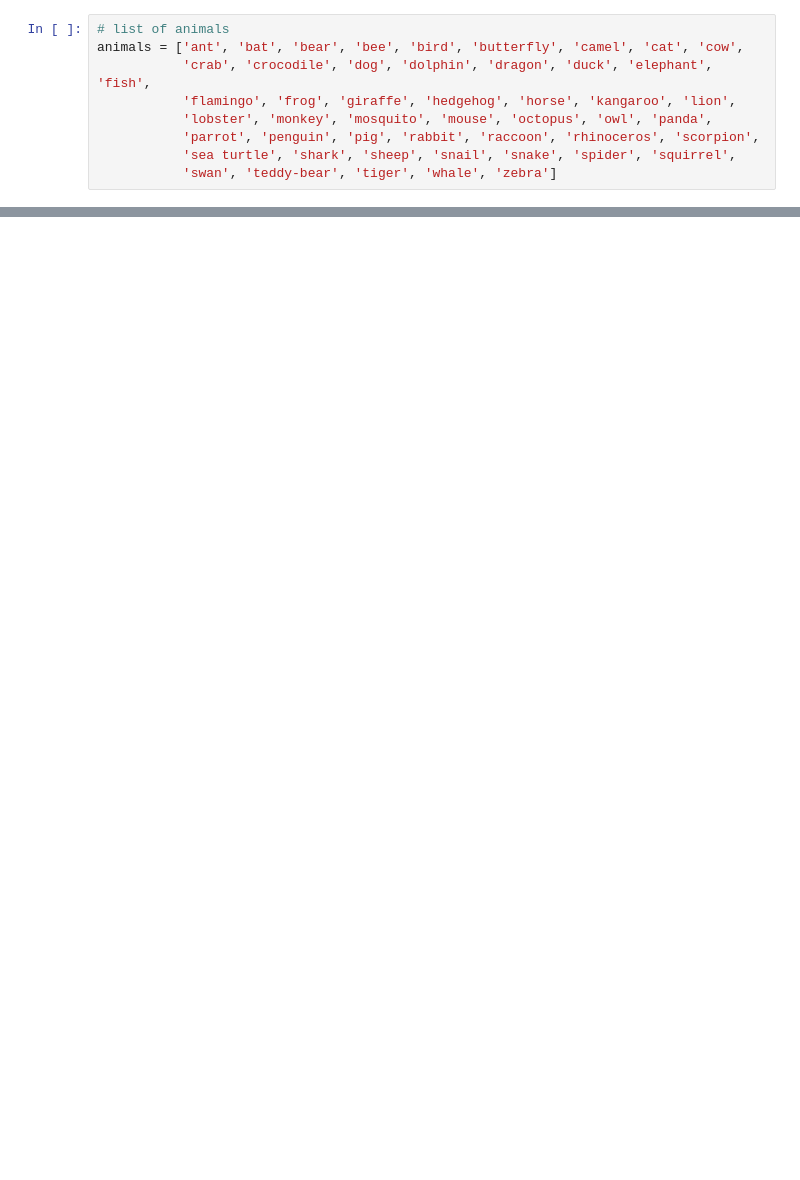
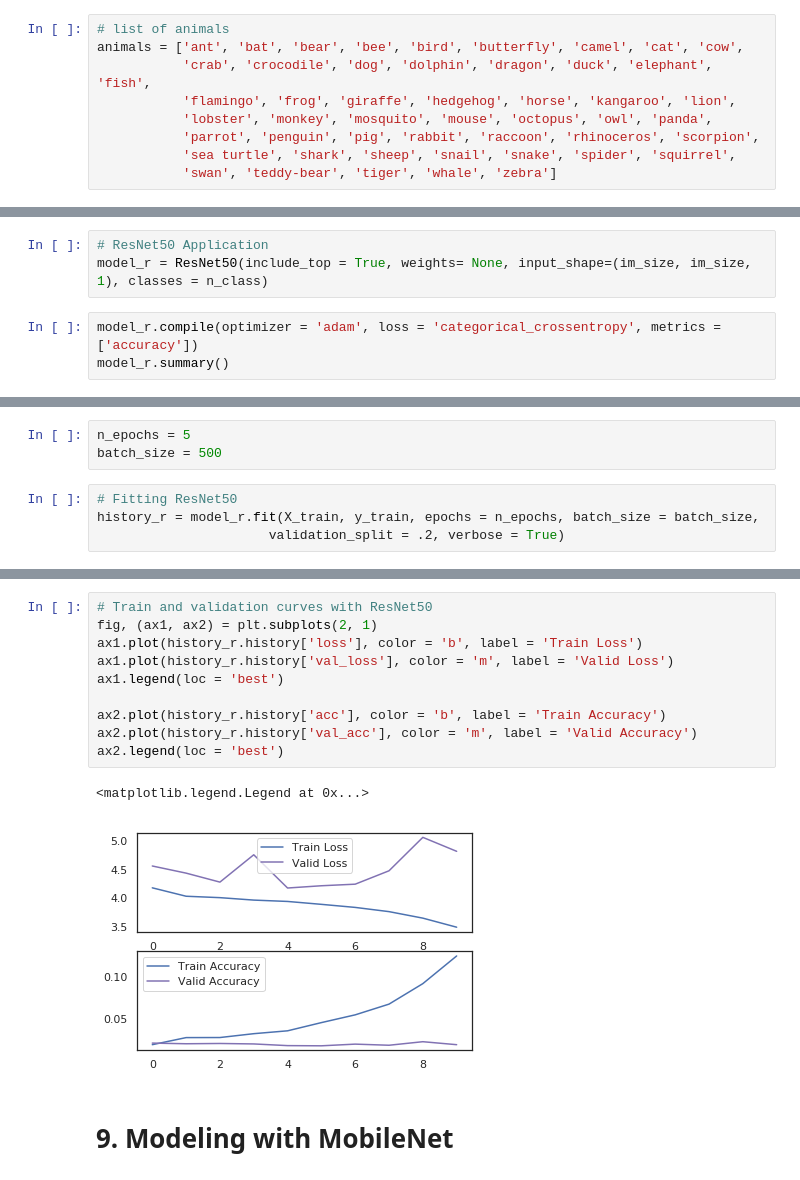
Before and after one commit to jjone36/Colab, a Jupyter notebook: 96_cnn_Doodle.ipynb, the cells around one changed output, grey strips where cells are left out. Saved outputs shown, nothing was run; the diff lists cells and outputs as text; blank space fills up the shorter version.

```diff
--- a/96_cnn_Doodle.ipynb
+++ b/96_cnn_Doodle.ipynb
@@ -287,0 +488,6 @@ ax2.legend(loc = 'best')
+# %%
+# ResNet50 Application
+model_r = ResNet50(include_top = True, weights= None, input_shape=(im_size, im_size, 1), classes = n_class)
+# %%
+model_r.compile(optimizer = 'adam', loss = 'categorical_crossentropy', metrics = ['accuracy'])
+model_r.summary()
@@ -287,0 +512,7 @@ ax2.legend(loc = 'best')
+# %%
+n_epochs = 5
+batch_size = 500
+# %%
+# Fitting ResNet50
+history_r = model_r.fit(X_train, y_train, epochs = n_epochs, batch_size = batch_size,
+                      validation_split = .2, verbose = True)
@@ -287,0 +537,15 @@ ax2.legend(loc = 'best')
+# %%
+# Train and validation curves with ResNet50
+fig, (ax1, ax2) = plt.subplots(2, 1)
+ax1.plot(history_r.history['loss'], color = 'b', label = 'Train Loss')
+ax1.plot(history_r.history['val_loss'], color = 'm', label = 'Valid Loss')
+ax1.legend(loc = 'best')
+
+ax2.plot(history_r.history['acc'], color = 'b', label = 'Train Accuracy')
+ax2.plot(history_r.history['val_acc'], color = 'm', label = 'Valid Accuracy')
+ax2.legend(loc = 'best')
+# %% [output]
+<matplotlib.legend.Legend at 0x...>
+[figure, added]
+# %% [markdown]
+# 9. Modeling with MobileNet
```
Also changed, not shown: parts of 105 cells of this notebook.
